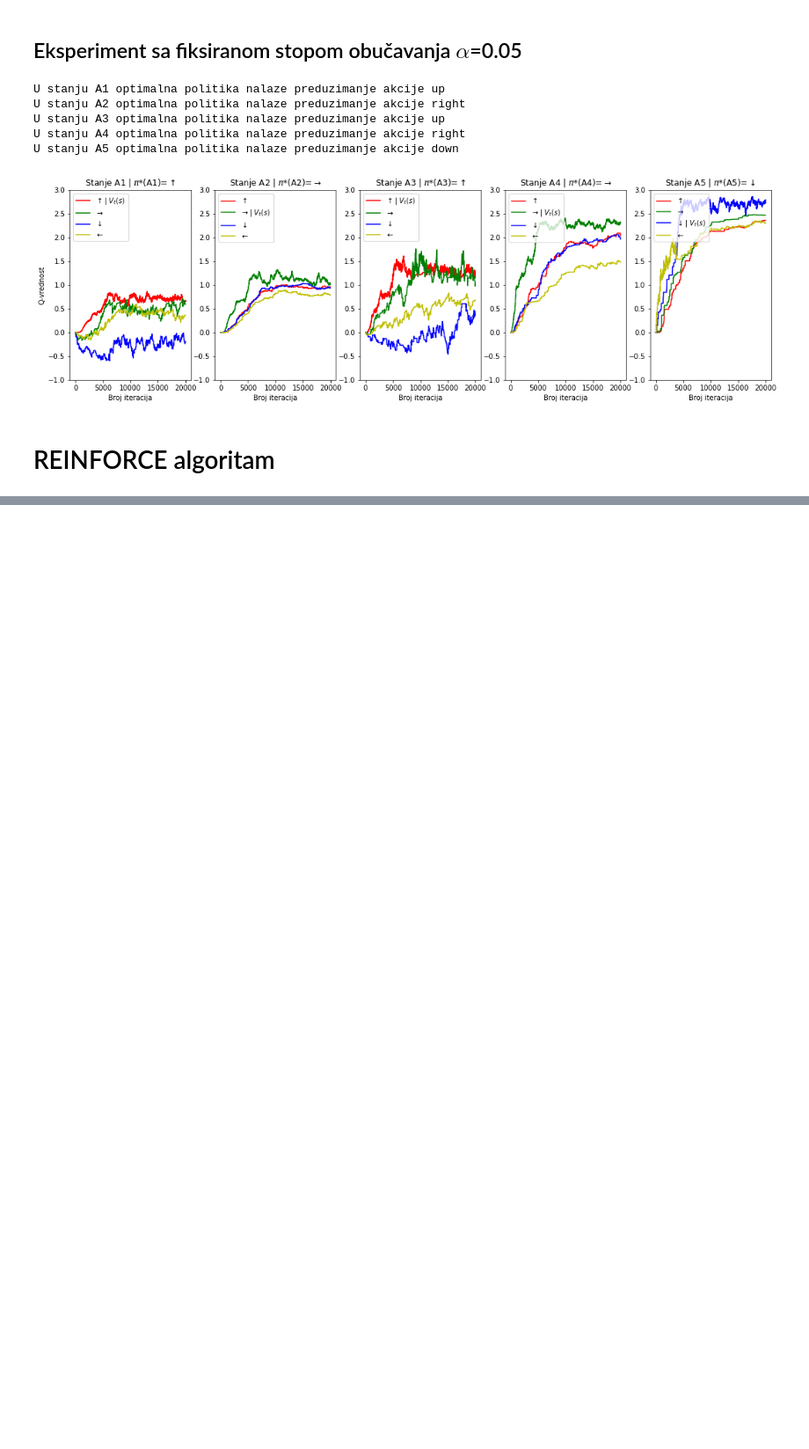
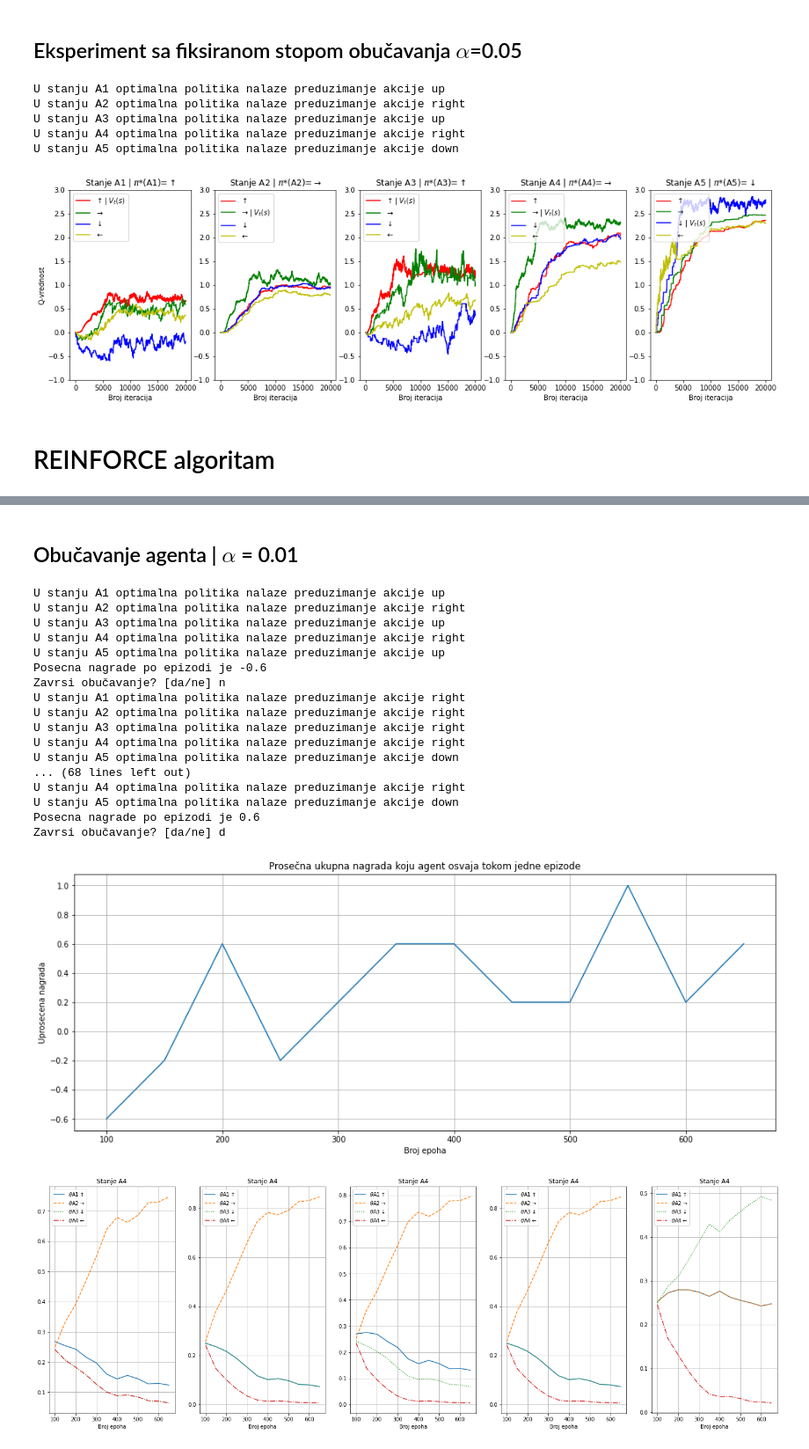
Before and after one commit to m-grbic/mu_dom05, a Jupyter notebook: main.ipynb, the cells around one changed output, grey strips where cells are left out. Shown: that part at 88% size. Drawn from its saved outputs; the diff is of its cells as text; code cells hidden in the pictures; blank space fills up the shorter version.

```diff
--- a/main.ipynb
+++ b/main.ipynb
@@ -176,0 +185,30 @@ for i in range(5):
+# %% [markdown]
+## Obučavanje agenta | $\alpha$ = 0.01
+# %%
+del agent
+
+# Kreiranje modela
+agent = Reinforce(lr=0.01)
+
+# Eksperiment sa promenljivim faktorom obucavanja
+run_experiment(agent)
+# %% [output]
+U stanju A1 optimalna politika nalaze preduzimanje akcije up
+U stanju A2 optimalna politika nalaze preduzimanje akcije right
+U stanju A3 optimalna politika nalaze preduzimanje akcije up
+U stanju A4 optimalna politika nalaze preduzimanje akcije right
+U stanju A5 optimalna politika nalaze preduzimanje akcije up
+Posecna nagrade po epizodi je -0.6
+Zavrsi obučavanje? [da/ne] n
+U stanju A1 optimalna politika nalaze preduzimanje akcije right
+U stanju A2 optimalna politika nalaze preduzimanje akcije right
+U stanju A3 optimalna politika nalaze preduzimanje akcije right
+U stanju A4 optimalna politika nalaze preduzimanje akcije right
+U stanju A5 optimalna politika nalaze preduzimanje akcije down
+... (68 lines left out)
+U stanju A4 optimalna politika nalaze preduzimanje akcije right
+U stanju A5 optimalna politika nalaze preduzimanje akcije down
+Posecna nagrade po epizodi je 0.6
+Zavrsi obučavanje? [da/ne] d
+[figure, added]
+[figure, added]
```
Also changed, not shown: parts of 9 cells of this notebook, 1 other file.
